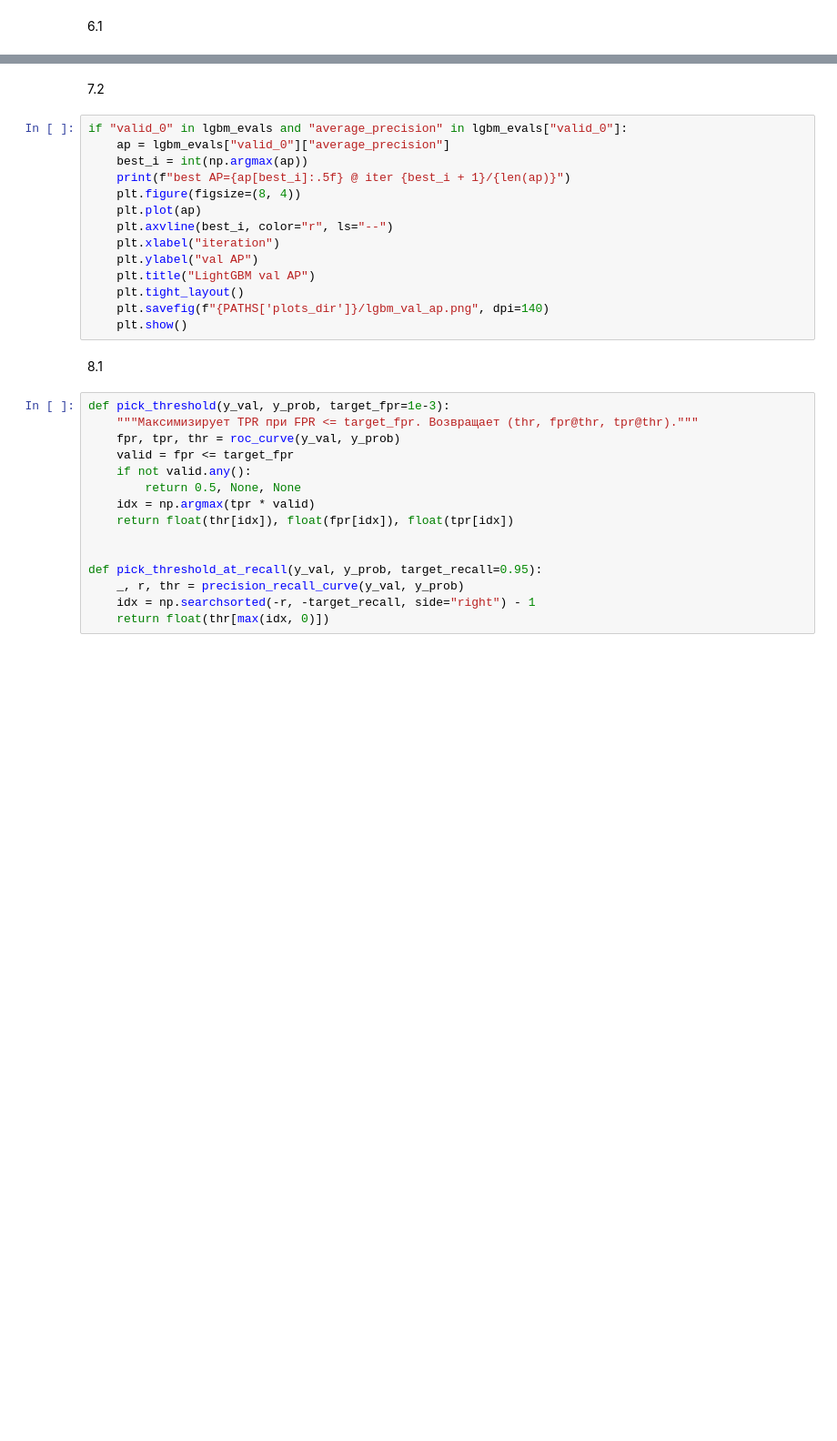
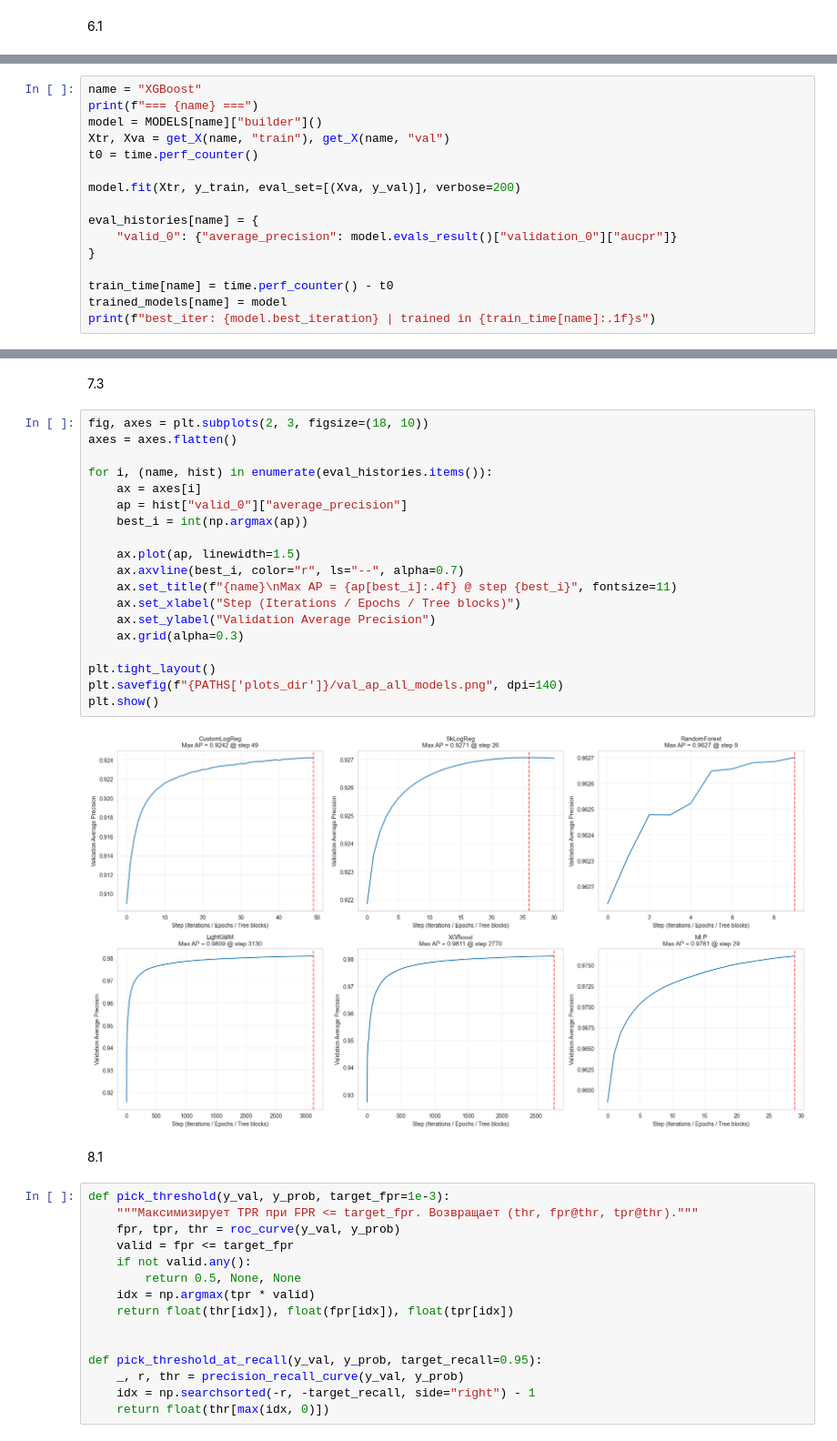
Before and after one commit to neygenius/Ld-DGAd-classificator, a Jupyter notebook: models.ipynb, the cells around one changed output, grey strips where cells are left out. Shown at 91% size. Cells and saved outputs as stored; diff of their text form; blank space fills up the shorter version.

```diff
--- a/models.ipynb
+++ b/models.ipynb
@@ -1182,0 +1414,16 @@ for name, cfg in MODELS.items():
+# %%
+name = "XGBoost"
+print(f"=== {name} ===")
+model = MODELS[name]["builder"]()
+Xtr, Xva = get_X(name, "train"), get_X(name, "val")
+t0 = time.perf_counter()
+
+model.fit(Xtr, y_train, eval_set=[(Xva, y_val)], verbose=200)
+
+eval_histories[name] = {
+    "valid_0": {"average_precision": model.evals_result()["validation_0"]["aucpr"]}
+}
+
+train_time[name] = time.perf_counter() - t0
+trained_models[name] = model
+print(f"best_iter: {model.best_iteration} | trained in {train_time[name]:.1f}s")
@@ -1183,19 +1540,26 @@ for name, cfg in MODELS.items():
 # %% [markdown]
-7.2
+7.3
 # %%
-if "valid_0" in lgbm_evals and "average_precision" in lgbm_evals["valid_0"]:
-    ap = lgbm_evals["valid_0"]["average_precision"]
+fig, axes = plt.subplots(2, 3, figsize=(18, 10))
+axes = axes.flatten()
+
+for i, (name, hist) in enumerate(eval_histories.items()):
+    ax = axes[i]
+    ap = hist["valid_0"]["average_precision"]
     best_i = int(np.argmax(ap))
-    print(f"best AP={ap[best_i]:.5f} @ iter {best_i + 1}/{len(ap)}")
-    plt.figure(figsize=(8, 4))
-    plt.plot(ap)
-    plt.axvline(best_i, color="r", ls="--")
-    plt.xlabel("iteration")
-    plt.ylabel("val AP")
-    plt.title("LightGBM val AP")
-    plt.tight_layout()
-    plt.savefig(f"{PATHS['plots_dir']}/lgbm_val_ap.png", dpi=140)
-    plt.show()
+
+    ax.plot(ap, linewidth=1.5)
+    ax.axvline(best_i, color="r", ls="--", alpha=0.7)
+    ax.set_title(f"{name}\nMax AP = {ap[best_i]:.4f} @ step {best_i}", fontsize=11)
+    ax.set_xlabel("Step (Iterations / Epochs / Tree blocks)")
+    ax.set_ylabel("Validation Average Precision")
+    ax.grid(alpha=0.3)
+
+plt.tight_layout()
+plt.savefig(f"{PATHS['plots_dir']}/val_ap_all_models.png", dpi=140)
+plt.show()
+# %% [output]
+[figure, added]
 # %% [markdown]
 8.1
 # %%
```
Also changed, not shown: parts of 46 cells of this notebook, 1 other file.
